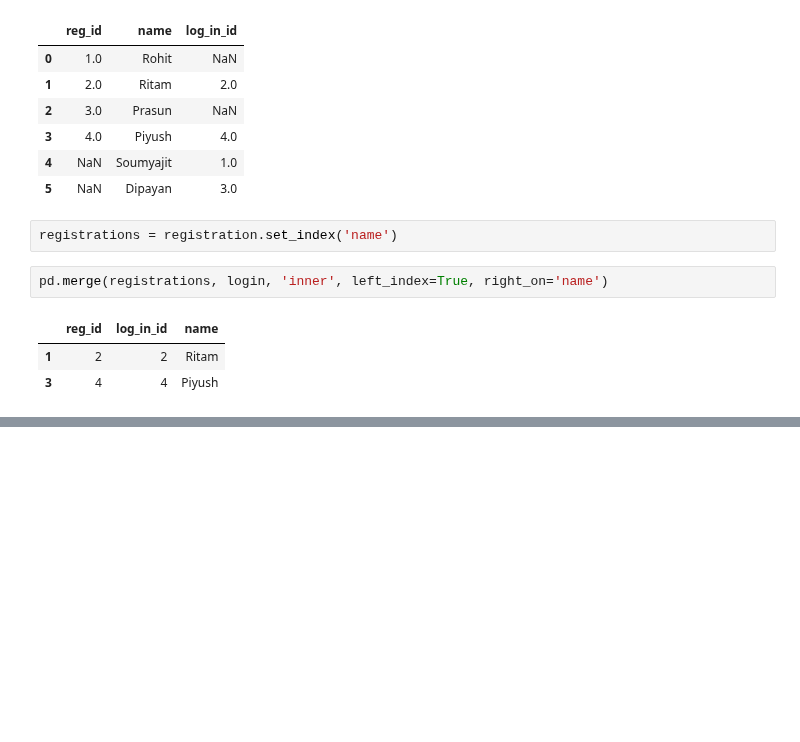
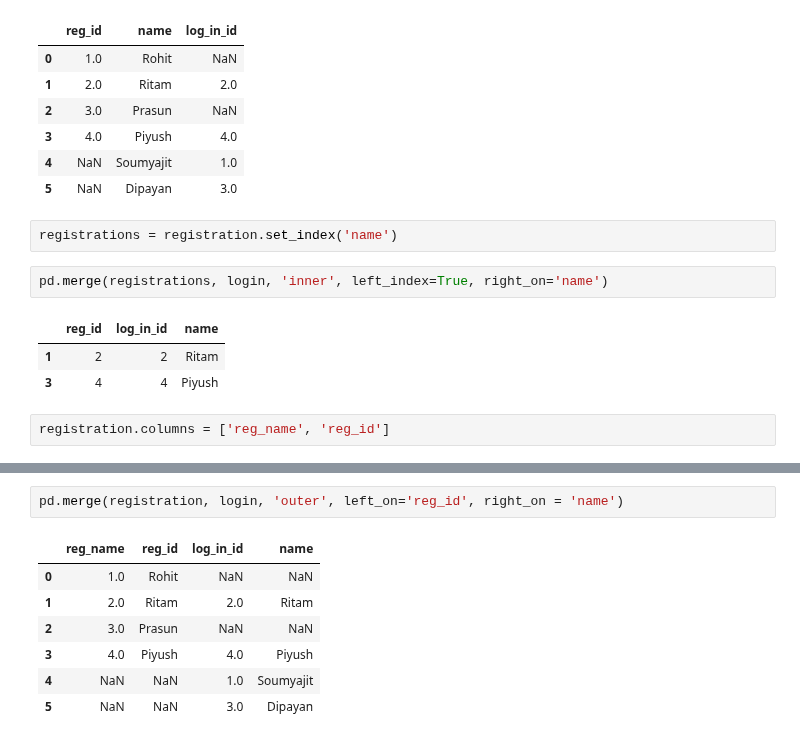
Before and after one commit to rohitcodism/ML-DS, a Jupyter notebook: practices/pandas/combiningDataFrames.ipynb, the cells around one changed output, grey strips where cells are left out. Saved outputs shown, nothing was run; the diff lists cells and outputs as text; blank space fills up the shorter version.

```diff
--- a/practices/pandas/combiningDataFrames.ipynb
+++ b/practices/pandas/combiningDataFrames.ipynb
@@ -130,3 +130,5 @@ pd.merge(registrations, login, 'inner', left_index=True, right_on='name')
 |  | reg_id | log_in_id | name |
 | 1 | 2 | 2 | Ritam |
 | 3 | 4 | 4 | Piyush |
+# %%
+registration.columns = ['reg_name', 'reg_id']
@@ -132,0 +143,10 @@ pd.merge(registrations, login, 'inner', left_index=True, right_on='name')
+# %%
+pd.merge(registration, login, 'outer', left_on='reg_id', right_on = 'name')
+# %% [output]
+|  | reg_name | reg_id | log_in_id | name |
+| 0 | 1.0 | Rohit | NaN | NaN |
+| 1 | 2.0 | Ritam | 2.0 | Ritam |
+| 2 | 3.0 | Prasun | NaN | NaN |
+| 3 | 4.0 | Piyush | 4.0 | Piyush |
+| 4 | NaN | NaN | 1.0 | Soumyajit |
+| 5 | NaN | NaN | 3.0 | Dipayan |
```
Also changed, not shown: parts of 8 cells of this notebook.
